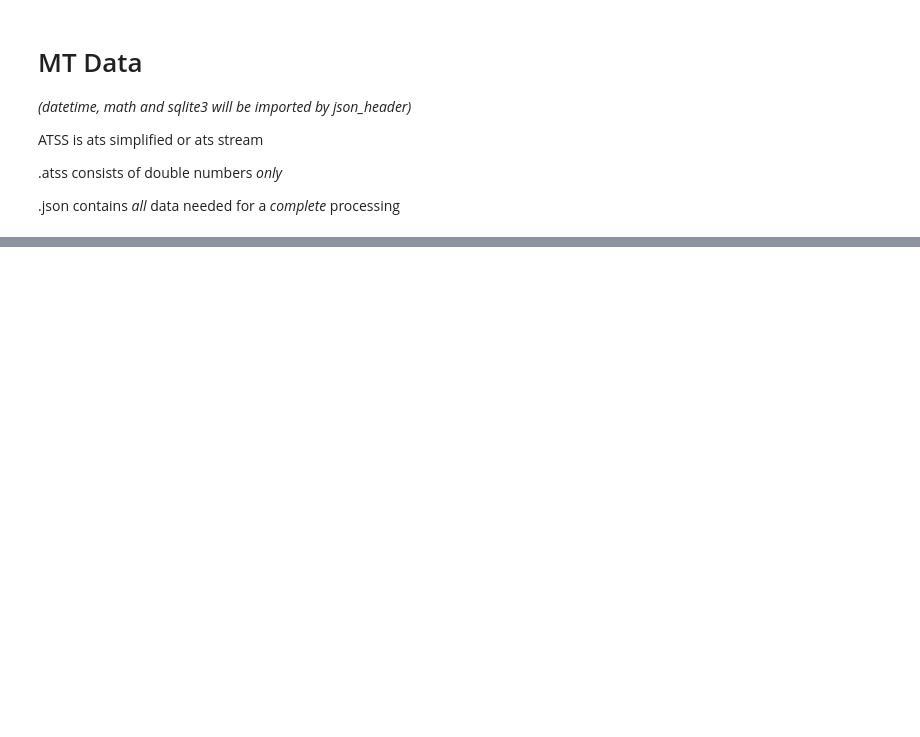
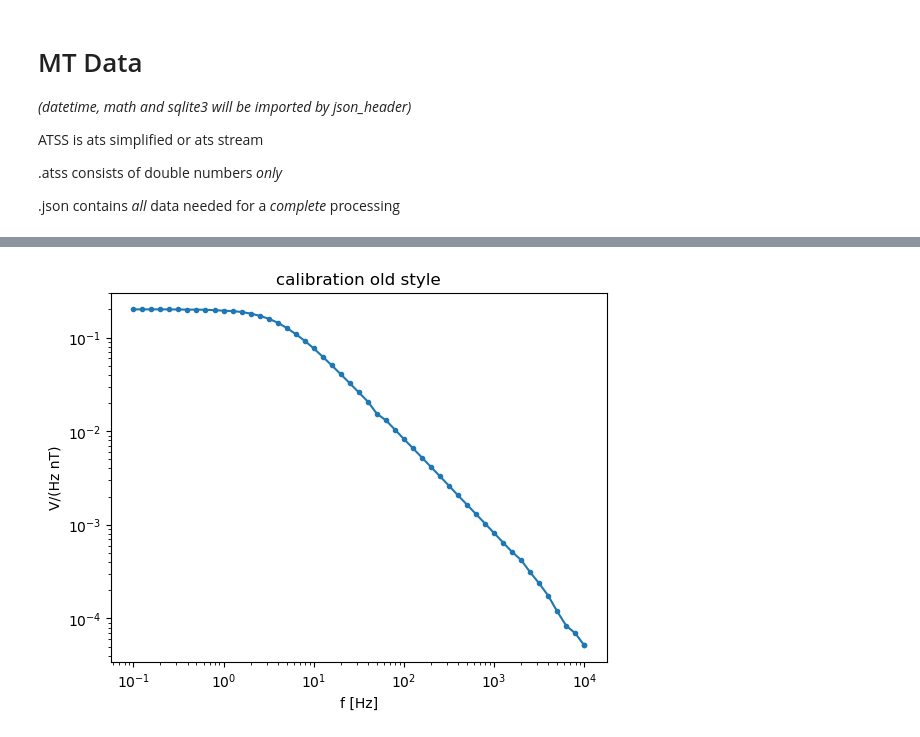
Before and after one commit to bfrmtx/MTHotel, a Jupyter notebook: python/bfr/examples/geospace.ipynb, the cells around one changed output, grey strips where cells are left out. Drawn from its saved outputs; the diff is of its cells as text; code cells hidden in the pictures; blank space fills up the shorter version.

```diff
--- a/python/bfr/examples/geospace.ipynb
+++ b/python/bfr/examples/geospace.ipynb
@@ -83,3 +95,16 @@ plt.show()
+# %%
+# To see the calibration "old style", simply divide by 1000. and by f in Hz. The calibration is in V/(Hz * nT).
+a_old = channel['sensor_calibration']['a']
+for i in range(len(channel['sensor_calibration']['a'])):
+    a_old[i] = a_old[i] / 1000. / channel['sensor_calibration']['f'][i]
+
+plt.title("calibration old style")  # title
+plt.xlabel("f [Hz]")
+plt.ylabel("V/(Hz nT)")       # that is the old unit, normalized
+plt.loglog(channel['sensor_calibration']['f'],a_old, label='chopper on', marker='.')
+plt.show()
+# %% [output]
+[figure, added]
 # %%
 window = np.hanning(1024)
 hxspc = hx * window
```
Also changed, not shown: parts of 9 cells of this notebook, 41 other files.
